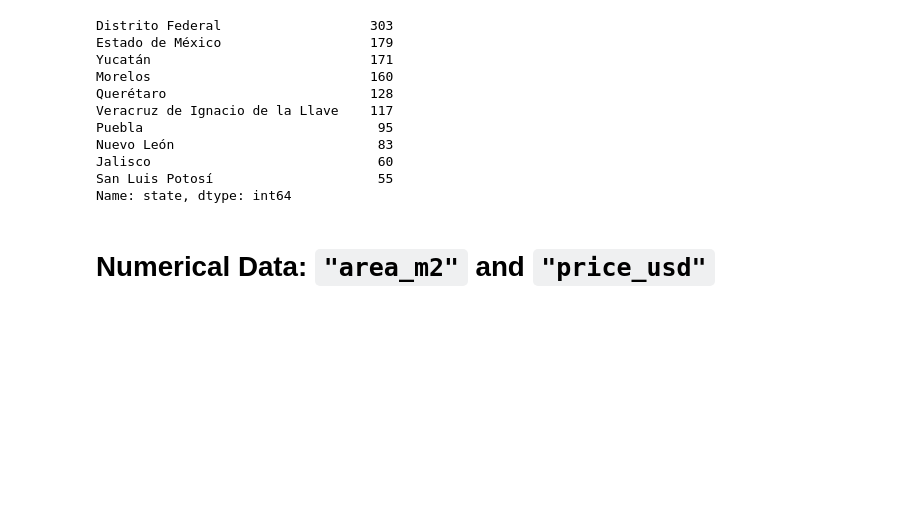
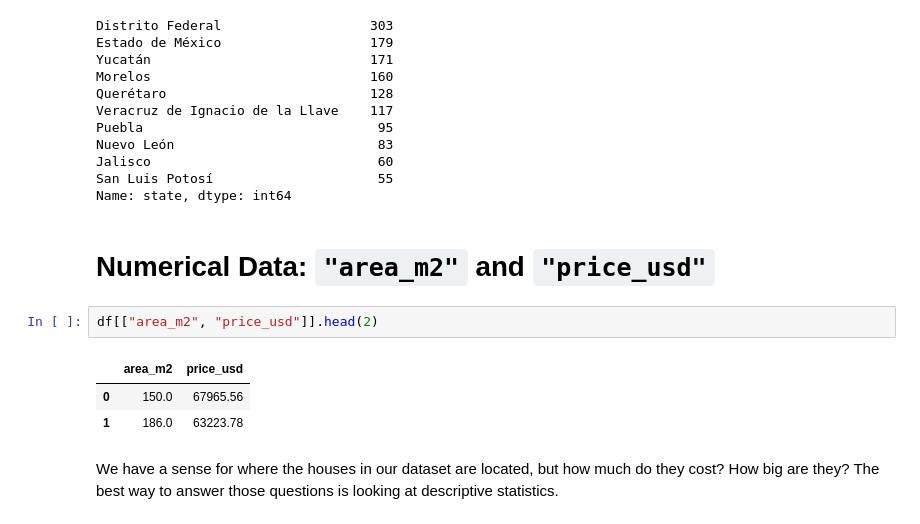
Before and after one commit to camara94/data_science_lab, a Jupyter notebook: lab/013-exploratory-data-analysis.ipynb, the cells around one changed output. Saved outputs shown, nothing was run; the diff lists cells and outputs as text; blank space fills up the shorter version.

```diff
--- a/lab/013-exploratory-data-analysis.ipynb
+++ b/lab/013-exploratory-data-analysis.ipynb
@@ -130,3 +130,11 @@ San Luis Potosí                     55
 Name: state, dtype: int64
 # %% [markdown]
 # Numerical Data: `"area_m2"` and `"price_usd"`
+# %%
+df[["area_m2", "price_usd"]].head(2)
+# %% [output]
+|  | area_m2 | price_usd |
+| 0 | 150.0 | 67965.56 |
+| 1 | 186.0 | 63223.78 |
+# %% [markdown]
+We have a sense for where the houses in our dataset are located, but how much do they cost? How big are they? The best way to answer those questions is looking at descriptive statistics.
```
Also changed, not shown: parts of 4 cells of this notebook.
